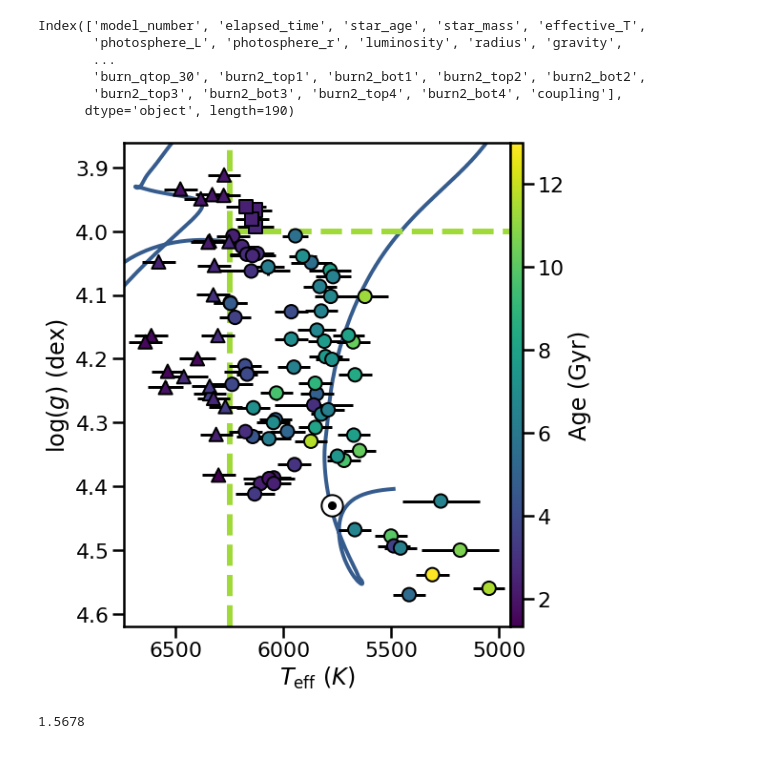
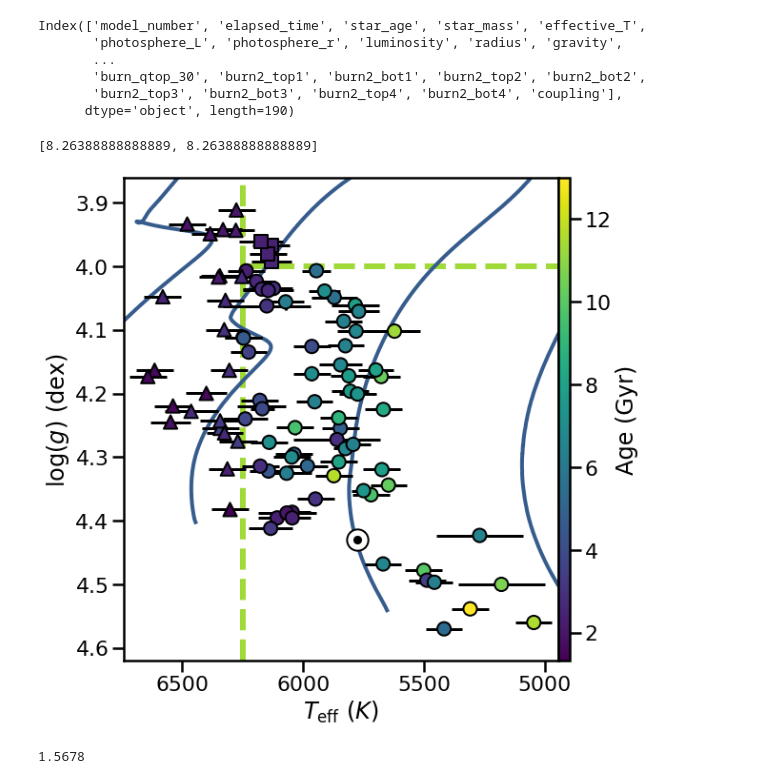
Before and after one commit to ojhall94/malatium, a Jupyter notebook: paper/plots.ipynb, the cells around one changed output. Drawn from its saved outputs; the diff is of its cells as text; code cells hidden in the pictures.

Commit message:
More plots and research

```diff
--- a/paper/plots.ipynb
+++ b/paper/plots.ipynb
@@ -51,7 +53,9 @@ tracks
  '../data/tracks/m1.00_ovh0.00d_udh0.00d_ovhe0.00s_z0.01493_y0.26588.csv',
  '../data/tracks/m1.50_ovh0.02d_udh0.00d_ovhe0.00s_z0.01493_y0.26588.csv']
 # %%
-m1 = pd.read_csv(tracks[1])
+m075 = pd.read_csv(tracks[1])
+m1 = pd.read_csv(tracks[3])
+m125 = pd.read_csv(tracks[2])
 m15 = pd.read_csv(tracks[0])
 print(m1.columns)
 # %% [output]
@@ -61,37 +65,48 @@ Index(['model_number', 'elapsed_time', 'star_age', 'star_mass', 'effective_T',
        'burn_qtop_30', 'burn2_top1', 'burn2_bot1', 'burn2_top2', 'burn2_bot2',
        'burn2_top3', 'burn2_bot3', 'burn2_top4', 'burn2_bot4', 'coupling'],
       dtype='object', length=190)
+# %%
+m075 = m075[abs(m075['surface_h1']-m075['center_h1'])>0.01]
+m1 = m1[abs(m1['surface_h1']-m1['center_h1'])>0.01]
+m125 = m125[abs(m125['surface_h1']-m125['center_h1'])>0.01]
+m15 = m15[abs(m15['surface_h1']-m15['center_h1'])>0.01]
+# %%
+mnras_size(595, square=True)
+# %% [output]
+[8.26388888888889, 8.26388888888889]
 # %%
-fig, ax = plt.subplots(figsize=mnras_size(595, square=True))
+fig, ax = plt.subplots(figsize=(9, 8.263))
 c = ax.scatter(mal.Teff[ms], mal.modlogg[ms], c=mal.age[ms], vmin= mal.age.min(), vmax = mal.age.max(),
                ec='k', lw=2, s=200, zorder=3)
 c = ax.scatter(mal.Teff[sg], mal.modlogg[sg], c=mal.age[sg], vmin= mal.age.min(), vmax = mal.age.max(),
                ec='k', lw=2, marker=',', s=200, zorder=3)
 c = ax.scatter(mal.Teff[h], mal.modlogg[h], c=mal.age[h], vmin= mal.age.min(), vmax = mal.age.max(),
                ec='k', marker='^', lw=2, s=200, zorder=3)
 
 ax.errorbar(mal.Teff, mal.modlogg, xerr=mal.eTeff, yerr=[mal.lomodlogg, mal.upmodlogg],
             fmt='|', c='k', zorder=2, lw=3)
 
 ax.scatter([5777, np.nan], [4.43, np.nan], c='k', vmin=mal.age.min(), vmax=mal.age.max(), s=50, zorder=3)
 ax.scatter([5777, np.nan], [4.43, np.nan], ec='k', fc='w', vmin=mal.age.min(), vmax=mal.age.max(), s=500, zorder=2)
 
-plt.plot(m1.effective_T, np.log10(m1.gravity), c=snsmap[1], ls='-', lw=4, zorder=0)
-plt.plot(m15.effective_T, np.log10(m15.gravity), c=snsmap[1], ls='-', lw=4, zorder=0)
+plt.plot(m075.effective_T, np.log10(m075.gravity), c=snsmap[1], ls='-', lw=4, zorder=1)
+plt.plot(m1.effective_T, np.log10(m1.gravity), c=snsmap[1], ls='-', lw=4, zorder=1)
+plt.plot(m125.effective_T, np.log10(m125.gravity), c=snsmap[1], ls='-', lw=4, zorder=1)
+plt.plot(m15.effective_T, np.log10(m15.gravity), c=snsmap[1], ls='-', lw=4, zorder=1)
 
 ax.invert_xaxis()
 ax.invert_yaxis()
 ax.set_xlim(mal.Teff.max()+100, mal.Teff.min()-100)
 ax.set_ylim(mal.modlogg.max()+0.05, mal.modlogg.min()-0.05)
 fig.colorbar(c,label='Age (Gyr)', pad=0,aspect=40)
 ax.axvline(6250, c=snsmap[-1], ls='--', lw=6, zorder=0)
-ax.axhline(4.0, c=snsmap[-1], ls='--', lw=6, xmin=1 - m/mx, zorder=1)
+ax.axhline(4.0, c=snsmap[-1], ls='--', lw=6, xmin=1 - m/mx, zorder=0)
 ax.set_xlabel(r'$T_{\rm eff}$ ($K$)')
 ax.set_ylabel(r'$\log(g)$ (dex)')
 fig.tight_layout()
 plt.savefig('/home/oliver/Dropbox/Apps/Overleaf/Malatium/Images/data.pdf', rasterized=True)
 # %% [output]
-[figure, old version]
+[figure, new version]
 # %%
 mal.modmass.max()
 # %% [output]
```
Also changed, not shown: parts of 1 cell of this notebook, 4 other files.
